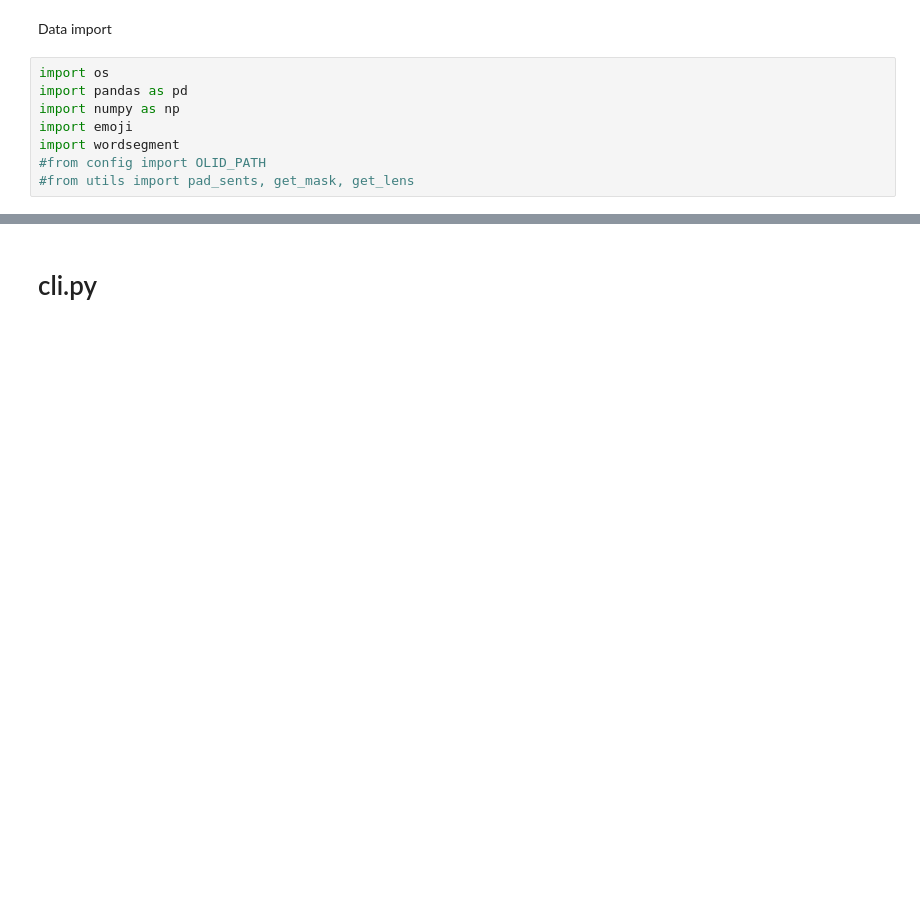
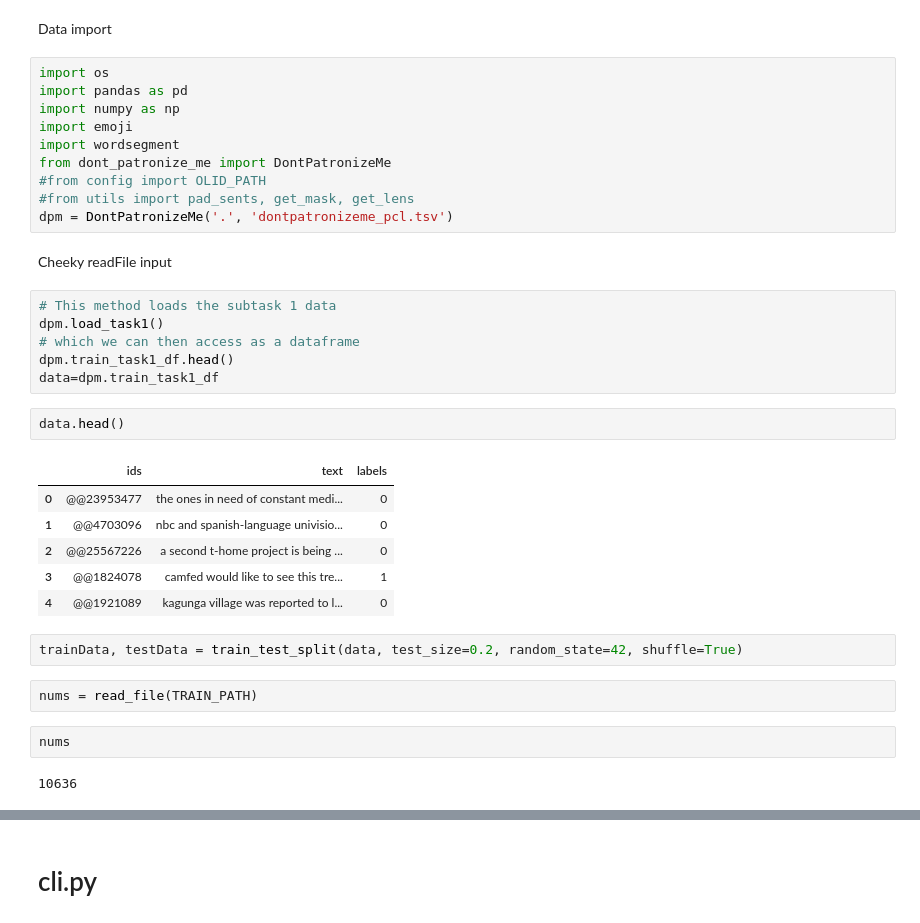
Before and after one commit to 20216238/PatronizingLanguageDetection, a Jupyter notebook: pureOffense3.ipynb, the cells around one changed output, grey strips where cells are left out. Cells and saved outputs as stored; diff of their text form; blank space fills up the shorter version.

```diff
--- a/pureOffense3.ipynb
+++ b/pureOffense3.ipynb
@@ -109,8 +109,35 @@ import pandas as pd
 import numpy as np
 import emoji
 import wordsegment
+from dont_patronize_me import DontPatronizeMe
 #from config import OLID_PATH
 #from utils import pad_sents, get_mask, get_lens
+dpm = DontPatronizeMe('.', 'dontpatronizeme_pcl.tsv')
+# %% [markdown]
+Cheeky readFile input
+# %%
+# This method loads the subtask 1 data
+dpm.load_task1()
+# which we can then access as a dataframe
+dpm.train_task1_df.head()
+data=dpm.train_task1_df
+# %%
+data.head()
+# %% [output]
+|  | ids | text | labels |
+| 0 | @@23953477 | the ones in need of constant medi... | 0 |
+| 1 | @@4703096 | nbc and spanish-language univisio... | 0 |
+| 2 | @@25567226 | a second t-home project is being ... | 0 |
+| 3 | @@1824078 | camfed would like to see this tre... | 1 |
+| 4 | @@1921089 | kagunga village was reported to l... | 0 |
+# %%
+trainData, testData = train_test_split(data, test_size=0.2, random_state=42, shuffle=True)
+# %%
+nums = read_file(TRAIN_PATH)
+# %%
+nums
+# %% [output]
+10636
 # %%
 import os
 import pandas as pd
```
Also changed, not shown: parts of 17 cells of this notebook.
